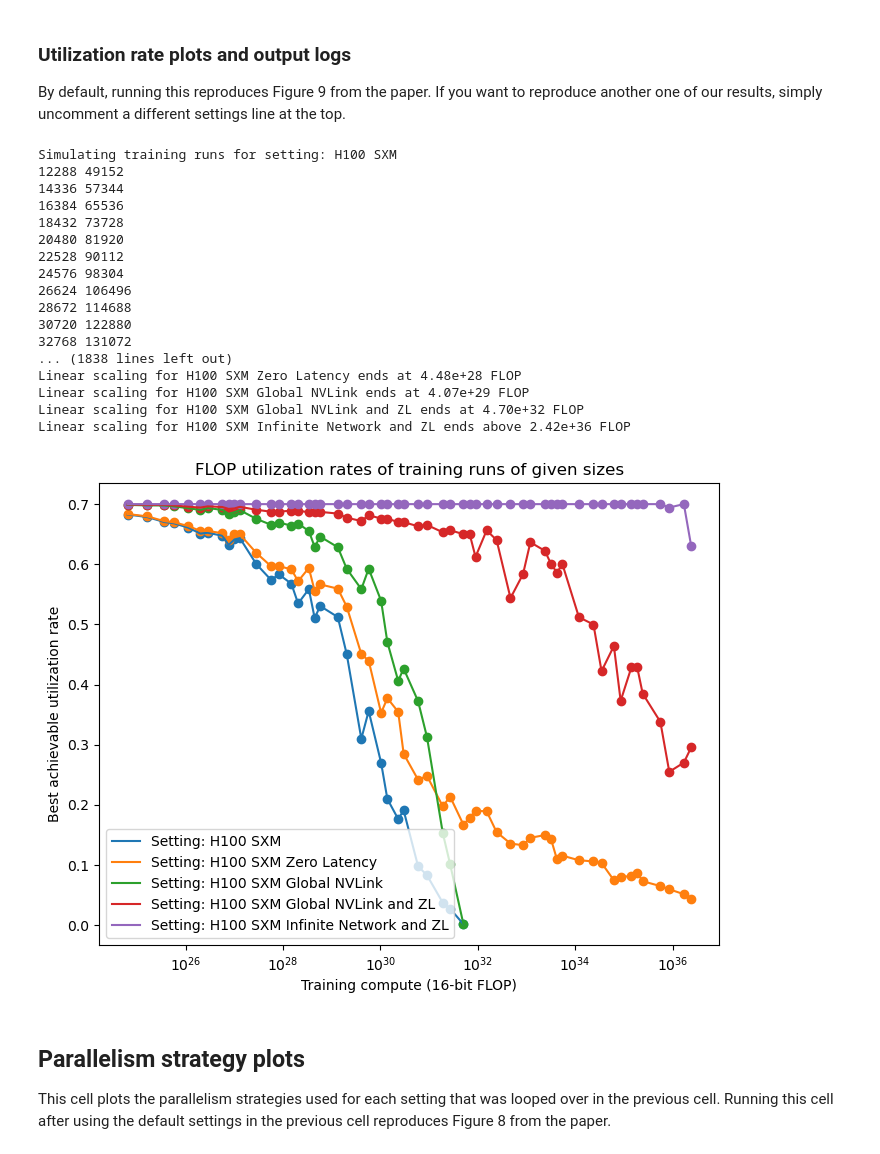
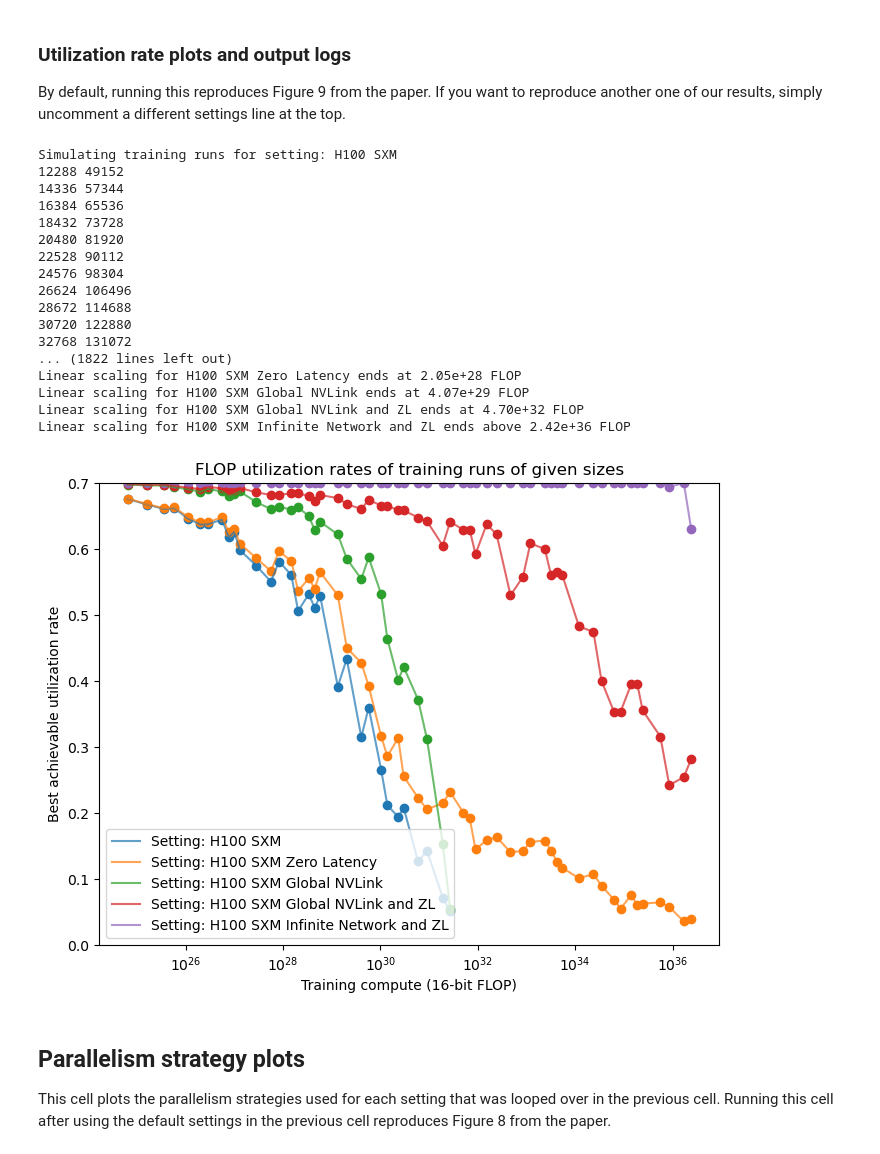
Before and after one commit to ege-erdil/limits_to_distributed_training, a Jupyter notebook: optimal_parallelism.ipynb, the cells around one changed output. Drawn from its saved outputs; the diff is of its cells as text; code cells hidden in the pictures.

```diff
--- a/optimal_parallelism.ipynb
+++ b/optimal_parallelism.ipynb
@@ -20,6 +20,7 @@ from copy import deepcopy
 from collections import namedtuple
 
 seconds_in_year = 3.154e+7
+run_duration_years = 0.25
 
 @lru_cache(maxsize=None)
 def divisors(N: int) -> list[int]:
@@ -723,7 +728,7 @@ for setting in settings:
     print("Simulating training runs for setting: %s" % (setting.identifier))
     d_ff_list = [4*d for d in d_model_list]
     info_dict[setting] = simulate_training_runs(gpu, d_model_list, d_ff_list, layer_fun=setting.layer_fun, sparsity_fun=setting.sparsity_fun, batch_size_fun=setting.batch_size_fun, \
-                                            seq_len=seq_len, years=0.5, stopping_utilization_value=0.001, zero_bubble_pp=zero_bubble_pp, \
+                                            seq_len=seq_len, years=run_duration_years, stopping_utilization_value=0.001, zero_bubble_pp=zero_bubble_pp, \
                                             overlap_TP=overlap_TP, overlap_DP=overlap_DP, overlap_PP=overlap_PP)
     print("Simulation complete! Results below:\n")
     for info in info_dict[setting]:
@@ -749,7 +754,7 @@ for setting in settings:
     utilization_list = [info[8] for info in info_dict[setting]]
     linear_scaling_end_dict[setting] = linear_scaling_regime_ends
 
-    plt.plot(compute_list, utilization_list, label="Setting: %s" % (setting.identifier))
+    plt.plot(compute_list, utilization_list, label="Setting: %s" % (setting.identifier), alpha=0.7)
     plt.scatter(compute_list, utilization_list)
 
 for setting in linear_scaling_end_dict:
@@ -757,36 +762,38 @@ for setting in linear_scaling_end_dict:
         print("Linear scaling for %s ends above %.2e FLOP" % (setting.identifier, max([info[6] for info in info_dict[setting]])))
     else:
         print("Linear scaling for %s ends at %.2e FLOP" % (setting.identifier, linear_scaling_end_dict[setting]))
 
 plt.xscale("log")
 plt.xlabel(f"Training compute ({int(8*gpu.bytewidth)}-bit FLOP)")
 plt.ylabel("Best achievable utilization rate")
+max_theoretical_util = max([s.gpu.clock_Hz/s.gpu.max_clock_Hz for s in settings])
+plt.ylim(0, max_theoretical_util)
 plt.legend()
 
 plt.title("FLOP utilization rates of training runs of given sizes")
 
 plt.savefig("visuals/utilization_plot_%s.png" % (run_name))
 plt.savefig("visuals/utilization_plot_%s.pdf" % (run_name))
 plt.show()
 # %% [output]
 Simulating training runs for setting: H100 SXM
 12288 49152
 14336 57344
 16384 65536
 18432 73728
 20480 81920
 22528 90112
 24576 98304
 26624 106496
 28672 114688
 30720 122880
 32768 131072
-... (1838 lines left out)
-Linear scaling for H100 SXM Zero Latency ends at 4.48e+28 FLOP
+... (1822 lines left out)
+Linear scaling for H100 SXM Zero Latency ends at 2.05e+28 FLOP
 Linear scaling for H100 SXM Global NVLink ends at 4.07e+29 FLOP
 Linear scaling for H100 SXM Global NVLink and ZL ends at 4.70e+32 FLOP
 Linear scaling for H100 SXM Infinite Network and ZL ends above 2.42e+36 FLOP
-[figure, old version]
+[figure, new version]
 # %% [markdown]
 ## Parallelism strategy plots
 
```
Also changed, not shown: parts of 3 cells of this notebook, 1 other file.
